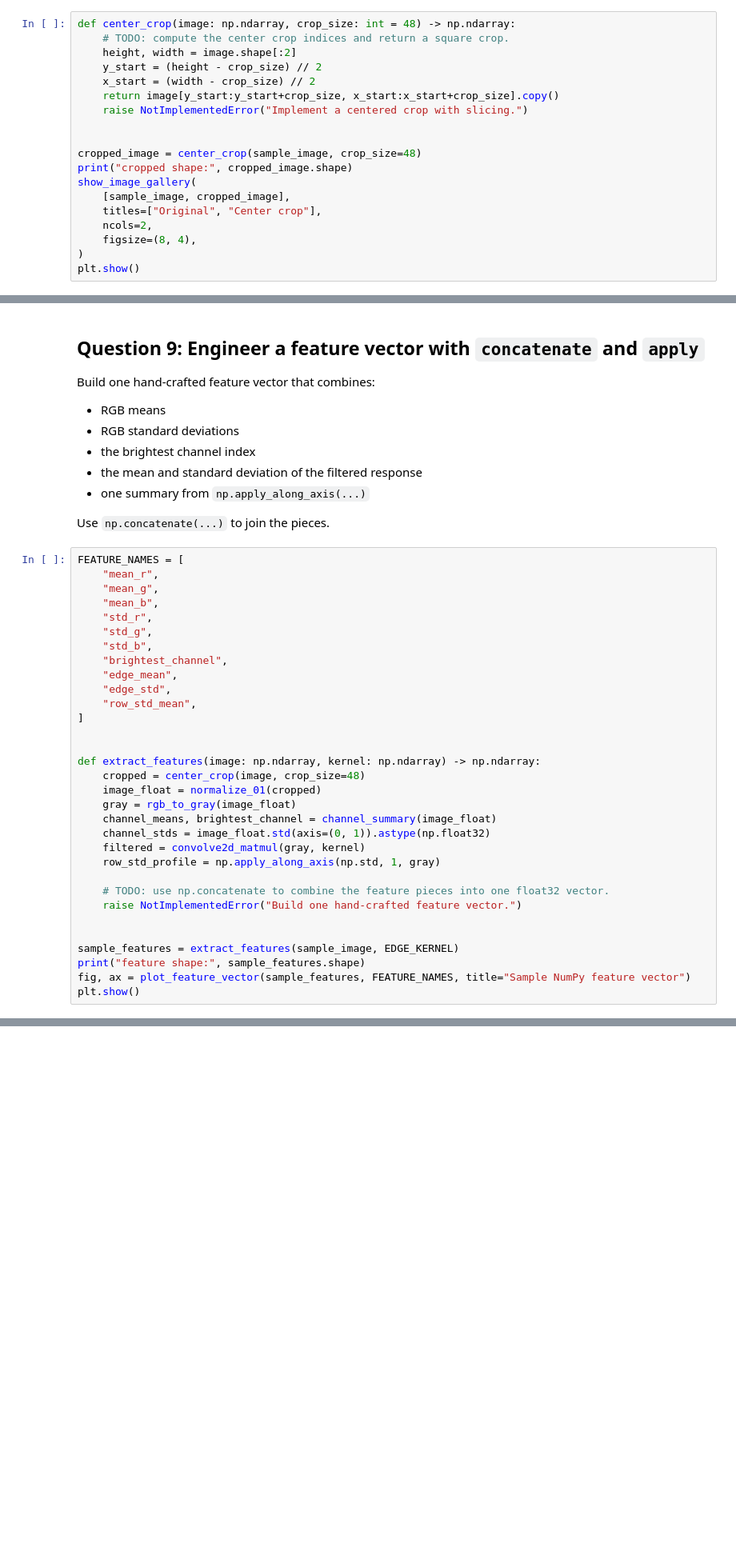
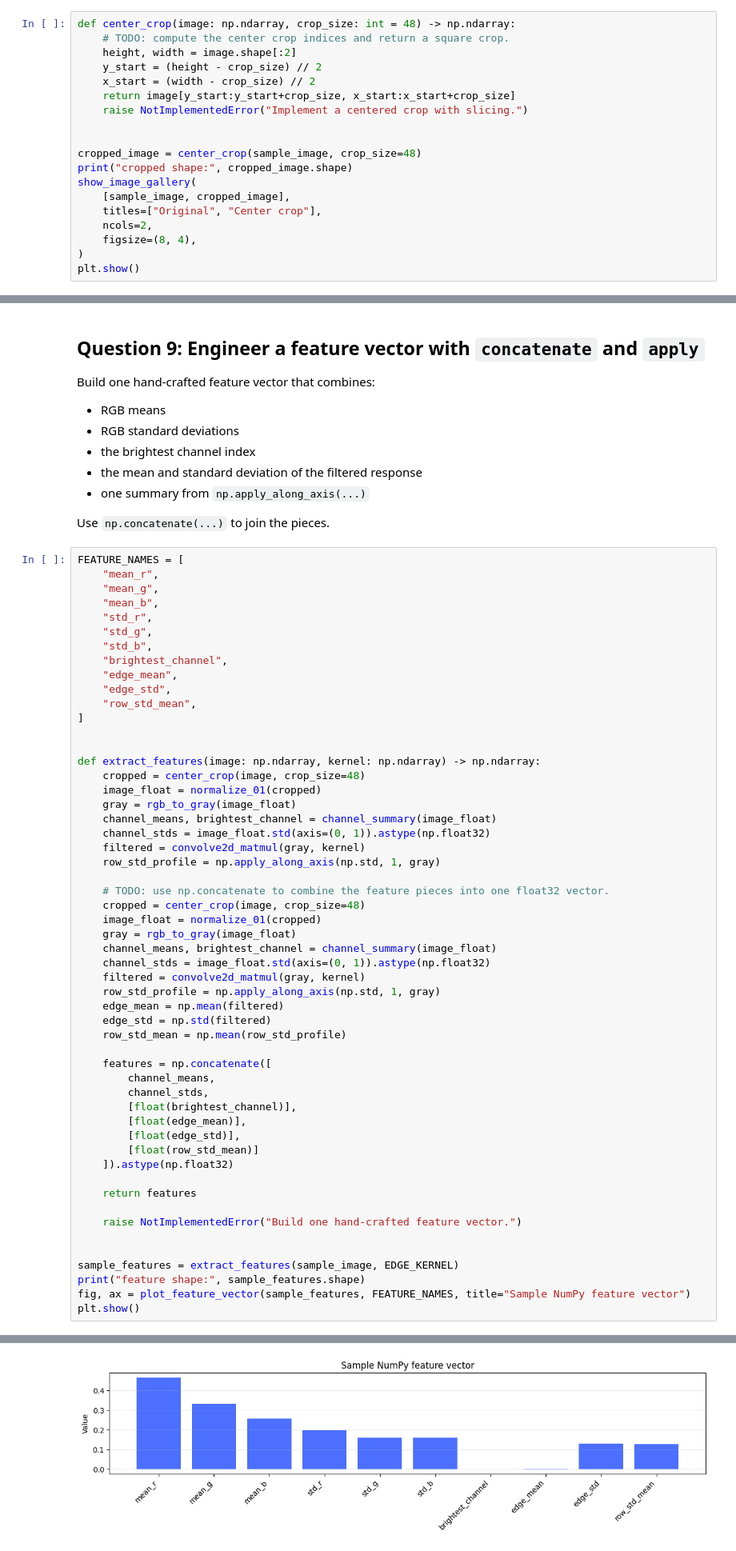
Before and after one commit to vgu-dsai-2026/lab-1-numpy-truongminhkhang3009, a Jupyter notebook: notebook.ipynb, the cells around one changed output, grey strips where cells are left out. Shown at 80% size. Cells and saved outputs as stored; diff of their text form; blank space fills up the shorter version.

```diff
--- a/notebook.ipynb
+++ b/notebook.ipynb
@@ -178,7 +178,7 @@ def center_crop(image: np.ndarray, crop_size: int = 48) -> np.ndarray:
     height, width = image.shape[:2]
     y_start = (height - crop_size) // 2
     x_start = (width - crop_size) // 2
-    return image[y_start:y_start+crop_size, x_start:x_start+crop_size].copy()
+    return image[y_start:y_start+crop_size, x_start:x_start+crop_size]
     raise NotImplementedError("Implement a centered crop with slicing.")
 
 
@@ -437,6 +437,28 @@ def extract_features(image: np.ndarray, kernel: np.ndarray) -> np.ndarray:
     row_std_profile = np.apply_along_axis(np.std, 1, gray)
 
     # TODO: use np.concatenate to combine the feature pieces into one float32 vector.
+    cropped = center_crop(image, crop_size=48)
+    image_float = normalize_01(cropped)
+    gray = rgb_to_gray(image_float)
+    channel_means, brightest_channel = channel_summary(image_float)
+    channel_stds = image_float.std(axis=(0, 1)).astype(np.float32)
+    filtered = convolve2d_matmul(gray, kernel)
+    row_std_profile = np.apply_along_axis(np.std, 1, gray)
+    edge_mean = np.mean(filtered)
+    edge_std = np.std(filtered)
+    row_std_mean = np.mean(row_std_profile)
+
+    features = np.concatenate([
+        channel_means,
+        channel_stds,
+        [float(brightest_channel)],
+        [float(edge_mean)],
+        [float(edge_std)],
+        [float(row_std_mean)]
+    ]).astype(np.float32)
+
+    return features
+
     raise NotImplementedError("Build one hand-crafted feature vector.")
 
 
@@ -444,3 +466,4 @@ sample_features = extract_features(sample_image, EDGE_KERNEL)
 print("feature shape:", sample_features.shape)
 fig, ax = plot_feature_vector(sample_features, FEATURE_NAMES, title="Sample NumPy feature vector")
 plt.show()
+# %% [output]
@@ -447,3 +471,4 @@ plt.show()
+[figure, added]
 # %% [markdown]
 ## Question 10: Build and inspect a feature matrix
 
```
Also changed, not shown: parts of 3 cells of this notebook.
